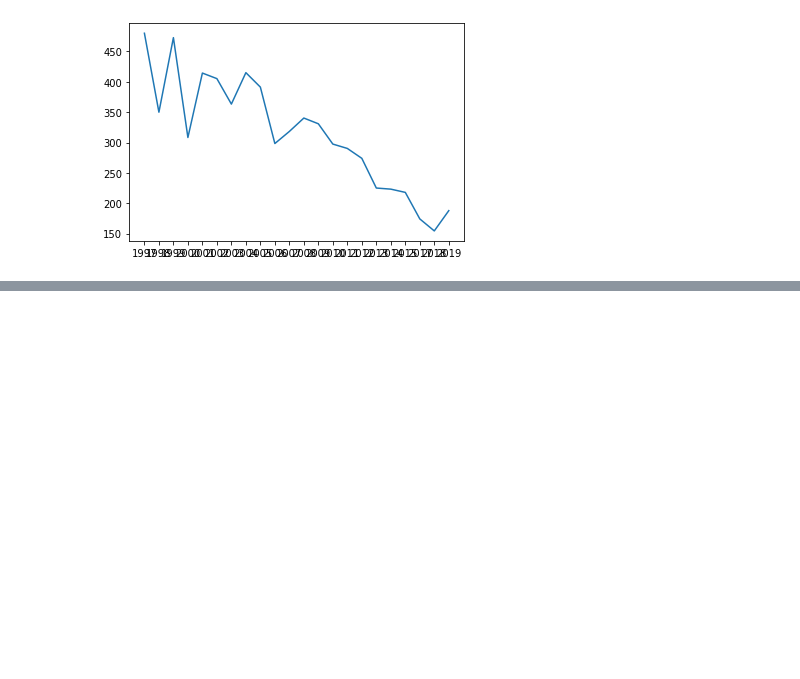
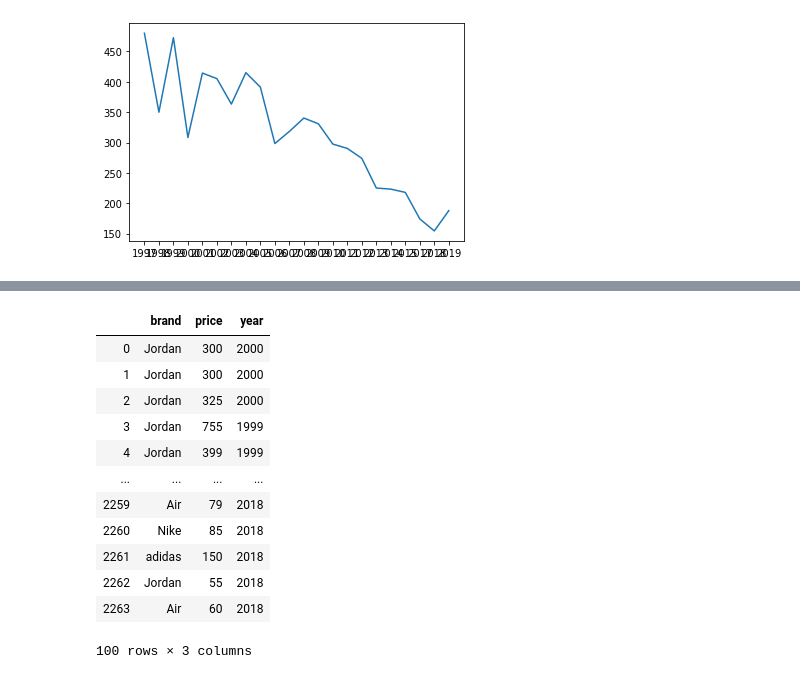
Before and after one commit to GaelGil/web-scraper, a Jupyter notebook: analysis/main_data.ipynb, the cells around one changed output, grey strips where cells are left out. Drawn from its saved outputs; the diff is of its cells as text; code cells hidden in the pictures; blank space fills up the shorter version.

```diff
--- a/analysis/main_data.ipynb
+++ b/analysis/main_data.ipynb
@@ -144,0 +140,18 @@ avg_by_brand
+# %%
+years = shoe_df.groupby('year')
+# %%
+years.head()
+# %% [output]
+|  | brand | price | year |
+| 0 | Jordan | 300 | 2000 |
+| 1 | Jordan | 300 | 2000 |
+| 2 | Jordan | 325 | 2000 |
+| 3 | Jordan | 755 | 1999 |
+| 4 | Jordan | 399 | 1999 |
+| ... | ... | ... | ... |
+| 2259 | Air | 79 | 2018 |
+| 2260 | Nike | 85 | 2018 |
+| 2261 | adidas | 150 | 2018 |
+| 2262 | Jordan | 55 | 2018 |
+| 2263 | Air | 60 | 2018 |
+100 rows × 3 columns
```
Also changed, not shown: parts of 4 cells of this notebook.
